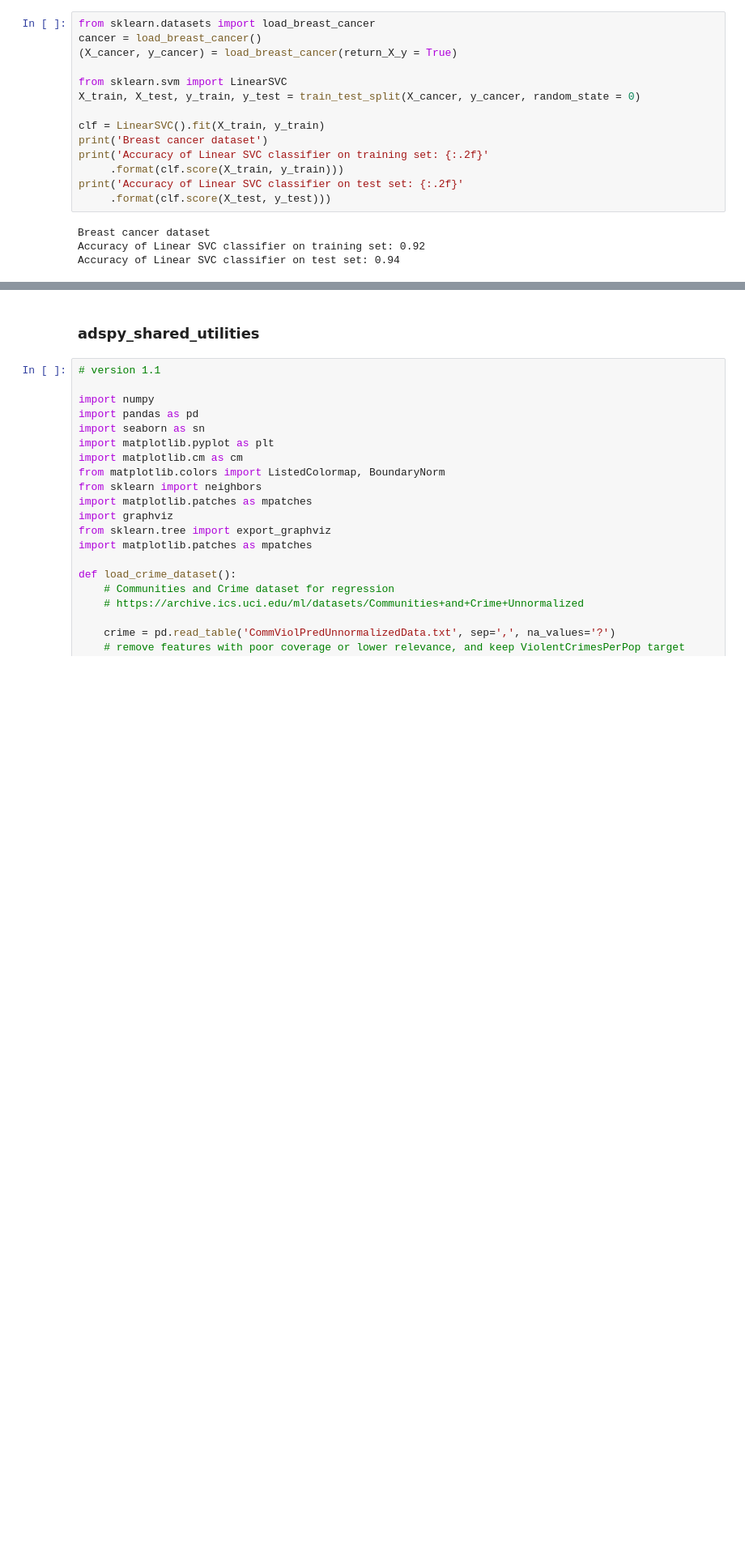
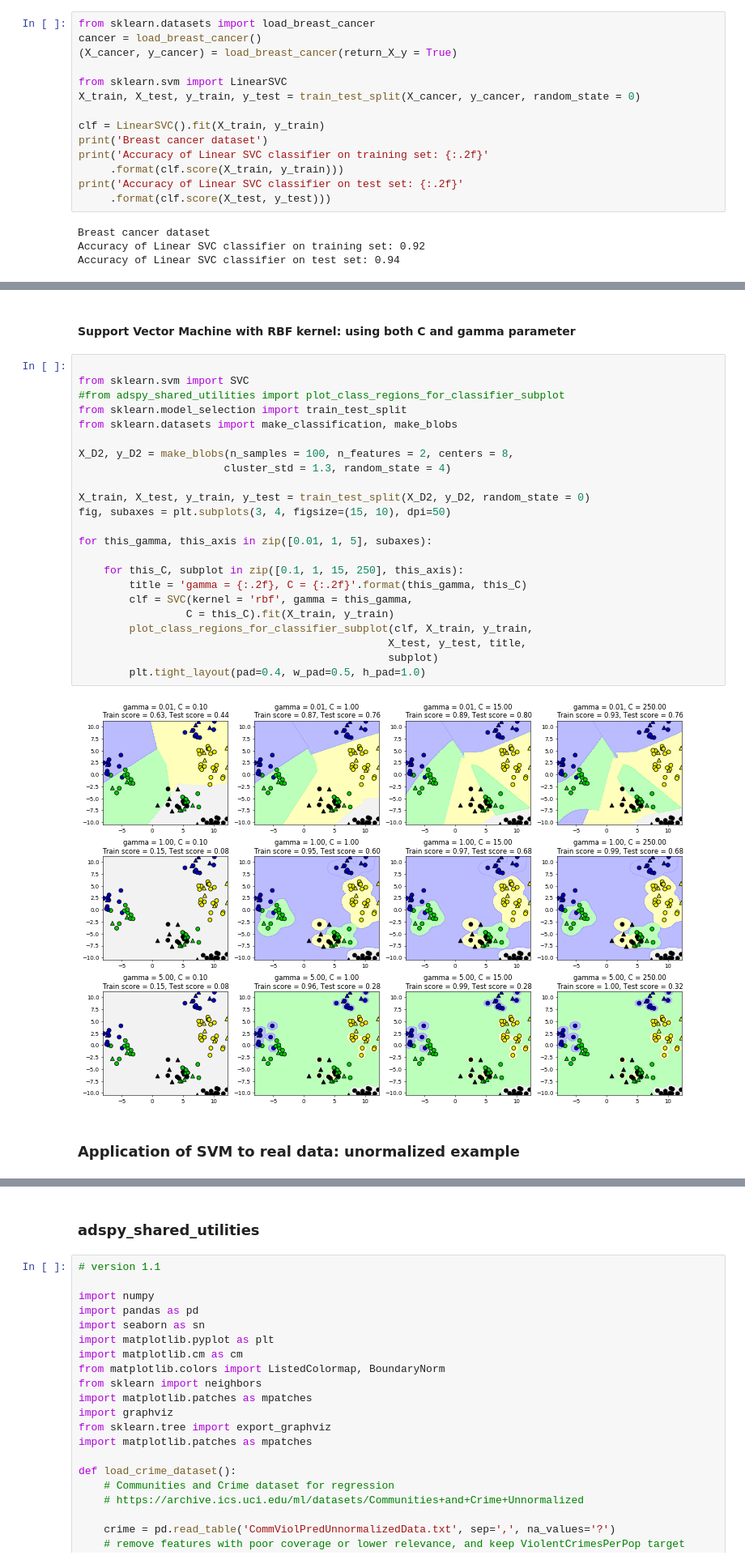
Before and after one commit to dariusmehri/Applied-Machine-Learning, a Jupyter notebook: Support Vector Machines.ipynb, the cells around one changed output, grey strips where cells are left out. Shown at 81% size. Cells and saved outputs as stored; diff of their text form; blank space fills up the shorter version.

```diff
--- a/Support Vector Machines.ipynb
+++ b/Support Vector Machines.ipynb
@@ -79,0 +143,29 @@ Accuracy of Linear SVC classifier on test set: 0.94
+# %% [markdown]
+#### Support Vector Machine with RBF kernel: using both C and gamma parameter
+# %%
+
+from sklearn.svm import SVC
+#from adspy_shared_utilities import plot_class_regions_for_classifier_subplot
+from sklearn.model_selection import train_test_split
+from sklearn.datasets import make_classification, make_blobs
+
+X_D2, y_D2 = make_blobs(n_samples = 100, n_features = 2, centers = 8,
+                       cluster_std = 1.3, random_state = 4)
+
+X_train, X_test, y_train, y_test = train_test_split(X_D2, y_D2, random_state = 0)
+fig, subaxes = plt.subplots(3, 4, figsize=(15, 10), dpi=50)
+
+for this_gamma, this_axis in zip([0.01, 1, 5], subaxes):
+
+    for this_C, subplot in zip([0.1, 1, 15, 250], this_axis):
+        title = 'gamma = {:.2f}, C = {:.2f}'.format(this_gamma, this_C)
+        clf = SVC(kernel = 'rbf', gamma = this_gamma,
+                 C = this_C).fit(X_train, y_train)
+        plot_class_regions_for_classifier_subplot(clf, X_train, y_train,
+                                                 X_test, y_test, title,
+                                                 subplot)
+        plt.tight_layout(pad=0.4, w_pad=0.5, h_pad=1.0)
+# %% [output]
+[figure, added]
+# %% [markdown]
+### Application of SVM to real data: unormalized example
```
Also changed, not shown: parts of 10 cells of this notebook.
